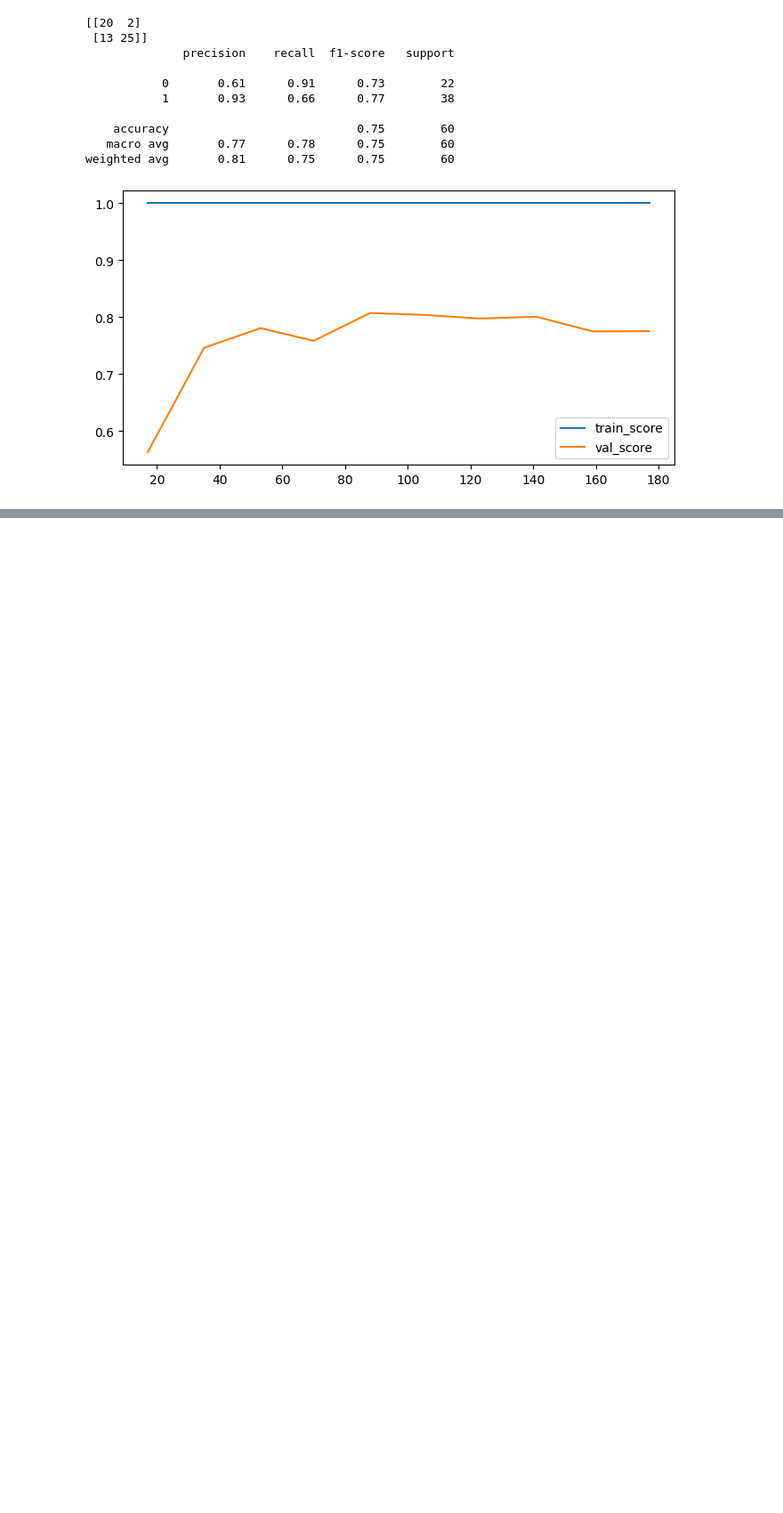
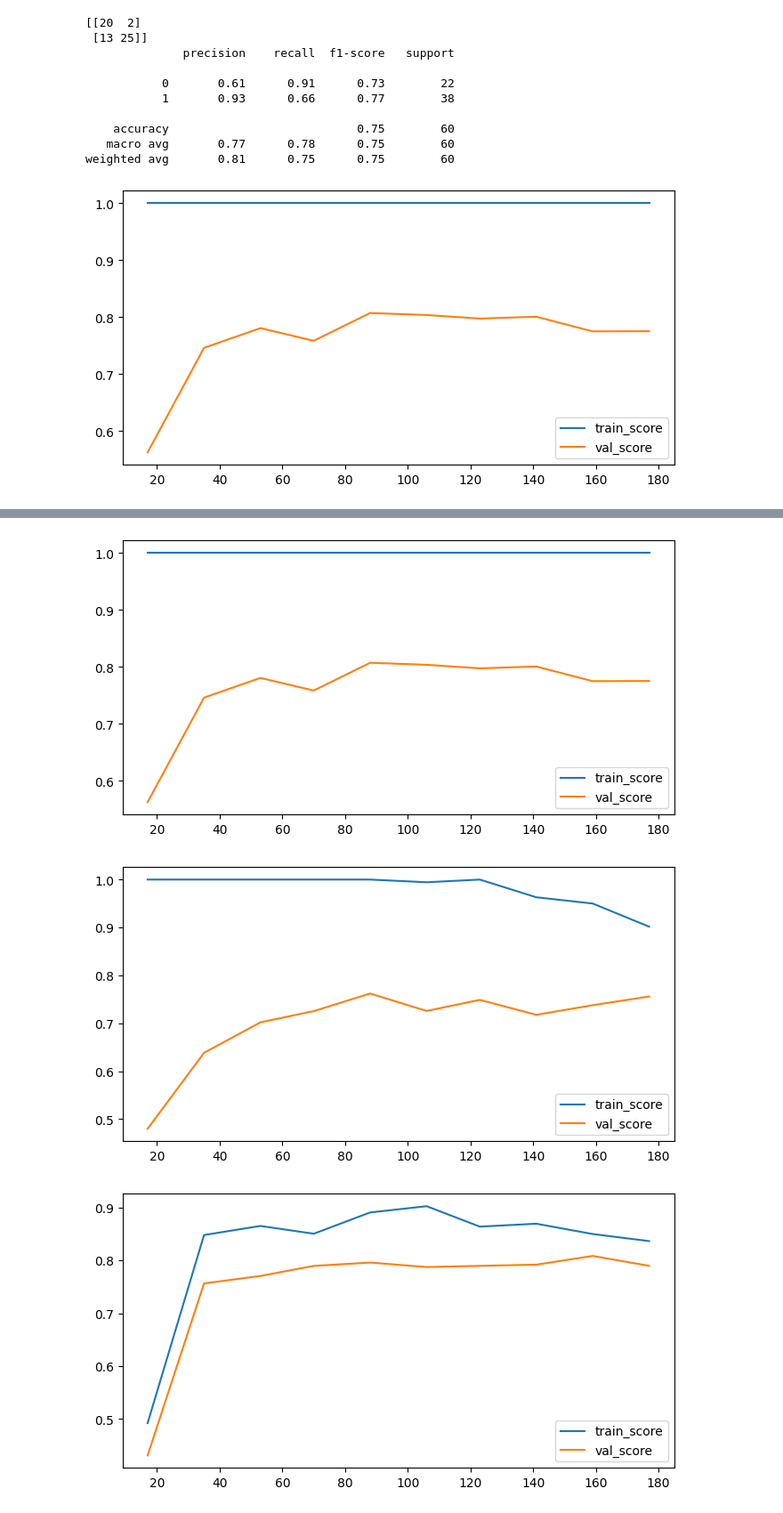
Before and after one commit to Ramseyn77/Heart, a Jupyter notebook: code.ipynb, the cells around one changed output, grey strips where cells are left out. Shown: that part at 89% size. Saved outputs shown, nothing was run; the diff lists cells and outputs as text; code cells hidden in the pictures; blank space fills up the shorter version.

```diff
--- a/code.ipynb
+++ b/code.ipynb
@@ -161,9 +161,9 @@ from sklearn.ensemble import RandomForestClassifier
 from sklearn.pipeline import make_pipeline
 from sklearn.feature_selection import SelectKBest,f_classif
 
-model = make_pipeline(SelectKBest(f_classif, k=10),RandomForestClassifier(random_state = 0))
+mdl = make_pipeline(SelectKBest(f_classif, k=10),RandomForestClassifier(random_state = 0))
 
-evaluation(model)
+evaluation(mdl)
 # %% [output]
 [[20  2]
  [13 25]]
@@ -185,0 +179,24 @@ Error:
+# %%
+# pd.DataFrame(model.feature_importances_,index=X_train.columns)
+from sklearn.neighbors import KNeighborsClassifier
+from sklearn.ensemble import AdaBoostClassifier
+from sklearn.svm import SVC
+from sklearn.preprocessing import PolynomialFeatures
+
+preprocessor = make_pipeline(SelectKBest(f_classif, k=10))
+
+randomForest = make_pipeline(preprocessor,RandomForestClassifier(random_state = 0))
+adaBoost = make_pipeline(preprocessor,AdaBoostClassifier(random_state=0))
+knn = make_pipeline(preprocessor,StandardScaler(),KNeighborsClassifier())
+svm = make_pipeline(preprocessor,StandardScaler(),SVC())
+dict_of_models = {
+                    'randomForest' : randomForest,
+                    'adaBoost' : adaBoost,
+                    'knn' : knn,
+                    'svm' : svm,
+                }
+
+for name,model in dict_of_models.items() :
+    print(name)
+    evaluation(model)
+# %% [output]
@@ -185,0 +220,3 @@ Error:
+[figure, added]
+[figure, added]
+[figure, added]
```
Also changed, not shown: parts of 8 cells of this notebook, 1 other file.
